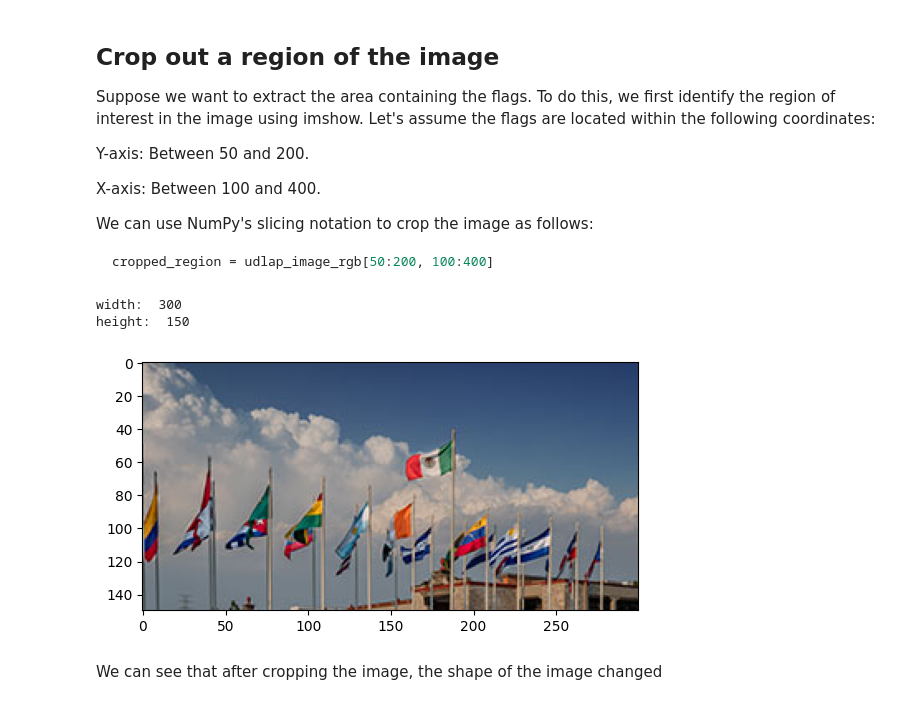
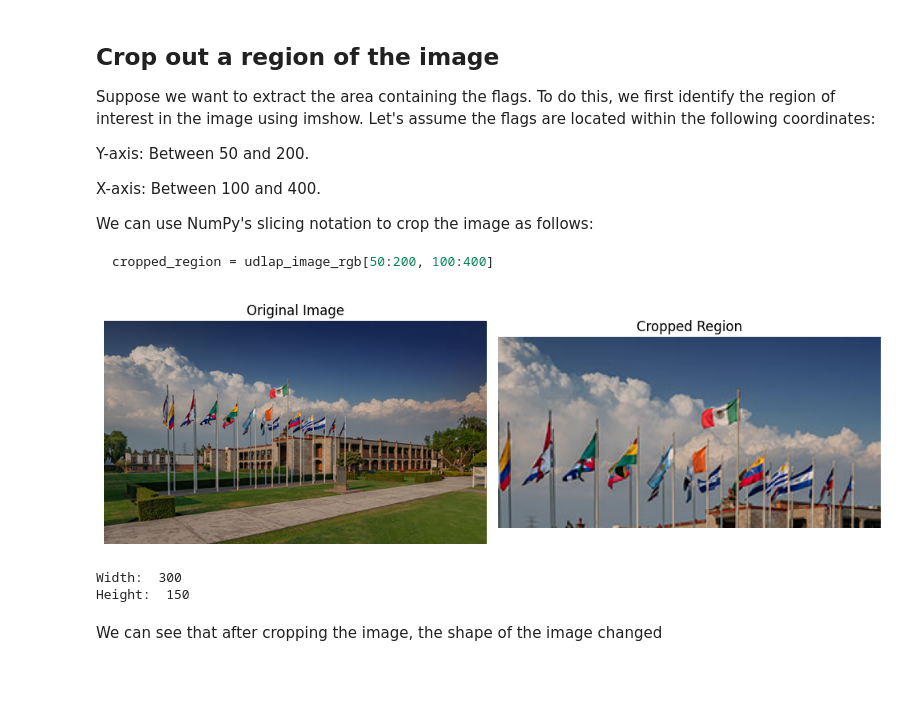
Before and after one commit to ZapatoProgramming/Vision-Artificial, a Jupyter notebook: BasicImageManipulation.ipynb, the cells around one changed output. Cells and saved outputs as stored; diff of their text form; code cells hidden in the pictures; blank space fills up the shorter version.

````diff
--- a/BasicImageManipulation.ipynb
+++ b/BasicImageManipulation.ipynb
@@ -122,15 +113,41 @@ We can use NumPy's slicing notation to crop the image as follows:
 ``` python
 cropped_region = udlap_image_rgb[50:200, 100:400]
 ```
-# %%
-cropped_region = udlap_image_rgb[50:200, 100:400]
-plt.imshow(cropped_region)
-print("width: ", cropped_region.shape[1])
-print("height: ", cropped_region.shape[0])
-# %% [output]
-width:  300
-height:  150
-[figure, removed]
+# %%
+
+# Load the image in BGR format
+udlap_image_bgr = cv2.imread("datos/BasicImageManipulation/udlap_flags.jpg")
+
+# Convert the image from BGR to RGB for proper rendering in matplotlib
+udlap_image_rgb = cv2.cvtColor(udlap_image_bgr, cv2.COLOR_BGR2RGB)
+
+# Display the original image
+plt.figure(figsize=(10, 5))  # Set the figure size
+plt.subplot(1, 2, 1)  # Create a subplot with 1 row, 2 columns, and select the first position
+plt.imshow(udlap_image_rgb)
+plt.title("Original Image")  # Add a title to the image
+plt.axis("off")  # Hide the axis
+
+# Crop the image
+cropped_region = udlap_image_rgb[50:200, 100:400]
+
+# Display the cropped region
+plt.subplot(1, 2, 2)  # Select the second position in the subplot
+plt.imshow(cropped_region)
+plt.title("Cropped Region")  # Add a title to the cropped image
+plt.axis("off")  # Hide the axis
+
+# Show the plot with both images
+plt.tight_layout()  # Adjust layout to prevent overlap
+plt.show()
+
+# Print the dimensions of the cropped region
+print("Width: ", cropped_region.shape[1])
+print("Height: ", cropped_region.shape[0])
+# %% [output]
+[figure, added]
+Width:  300
+Height:  150
 # %% [markdown]
 We can see that after cropping the image, the shape of the image changed
 # %% [markdown]
````
Also changed, not shown: parts of 1 cell of this notebook.
